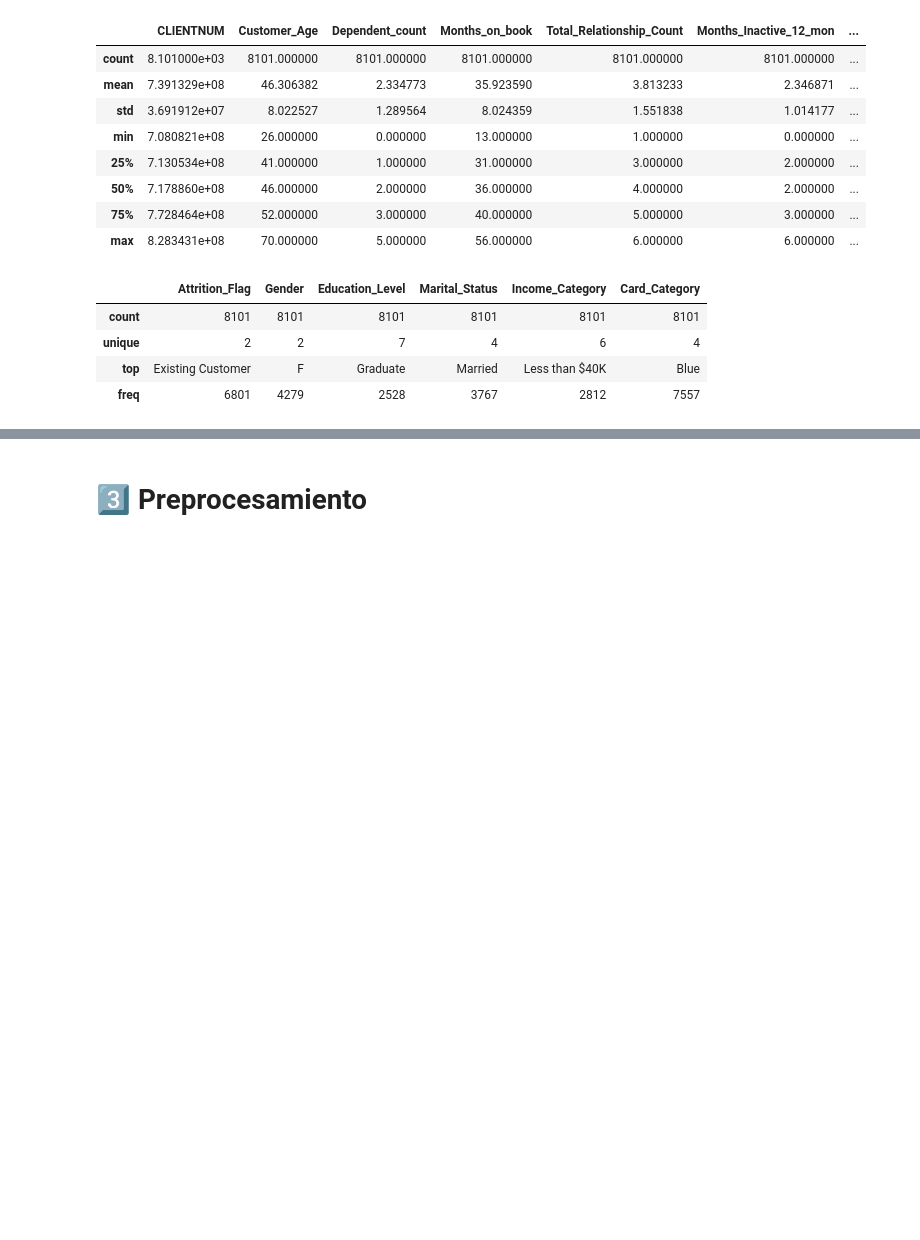
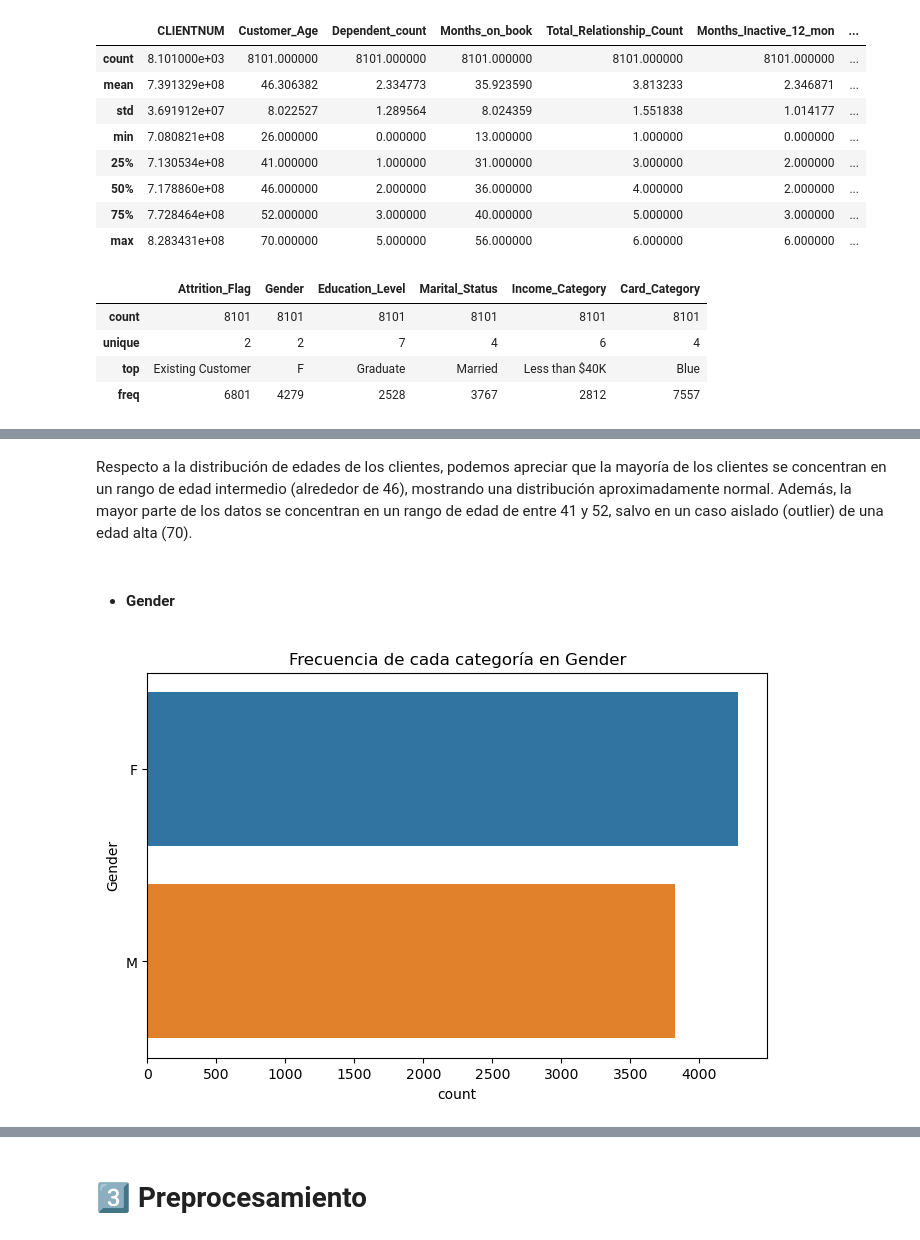
Before and after one commit to bxrjamt/Bank_Customer_Churn, a Jupyter notebook: notebooks/customer_retention_analysis.ipynb, the cells around one changed output, grey strips where cells are left out. Cells and saved outputs as stored; diff of their text form; code cells hidden in the pictures; blank space fills up the shorter version.

```diff
--- a/notebooks/customer_retention_analysis.ipynb
+++ b/notebooks/customer_retention_analysis.ipynb
@@ -347,0 +219,9 @@ Passing `palette` without assigning `hue` is deprecated and will be removed in v
+# %% [markdown]
+Respecto a la distribución de edades de los clientes, podemos apreciar que la mayoría de los clientes se concentran en un rango de edad intermedio (alrededor de 46), mostrando una distribución aproximadamente normal. Además, la mayor parte de los datos se concentran en un rango de edad de entre 41 y 52, salvo en un caso aislado (outlier) de una edad alta (70).
+# %% [markdown]
+- #### **Gender**
+# %%
+# Análisis univariante de la variable 'Gender'
+univariate_analysis(train_X, 'Gender')
+# %% [output]
+[figure, added]
```
Also changed, not shown: parts of 272 cells of this notebook, 11 other files.
